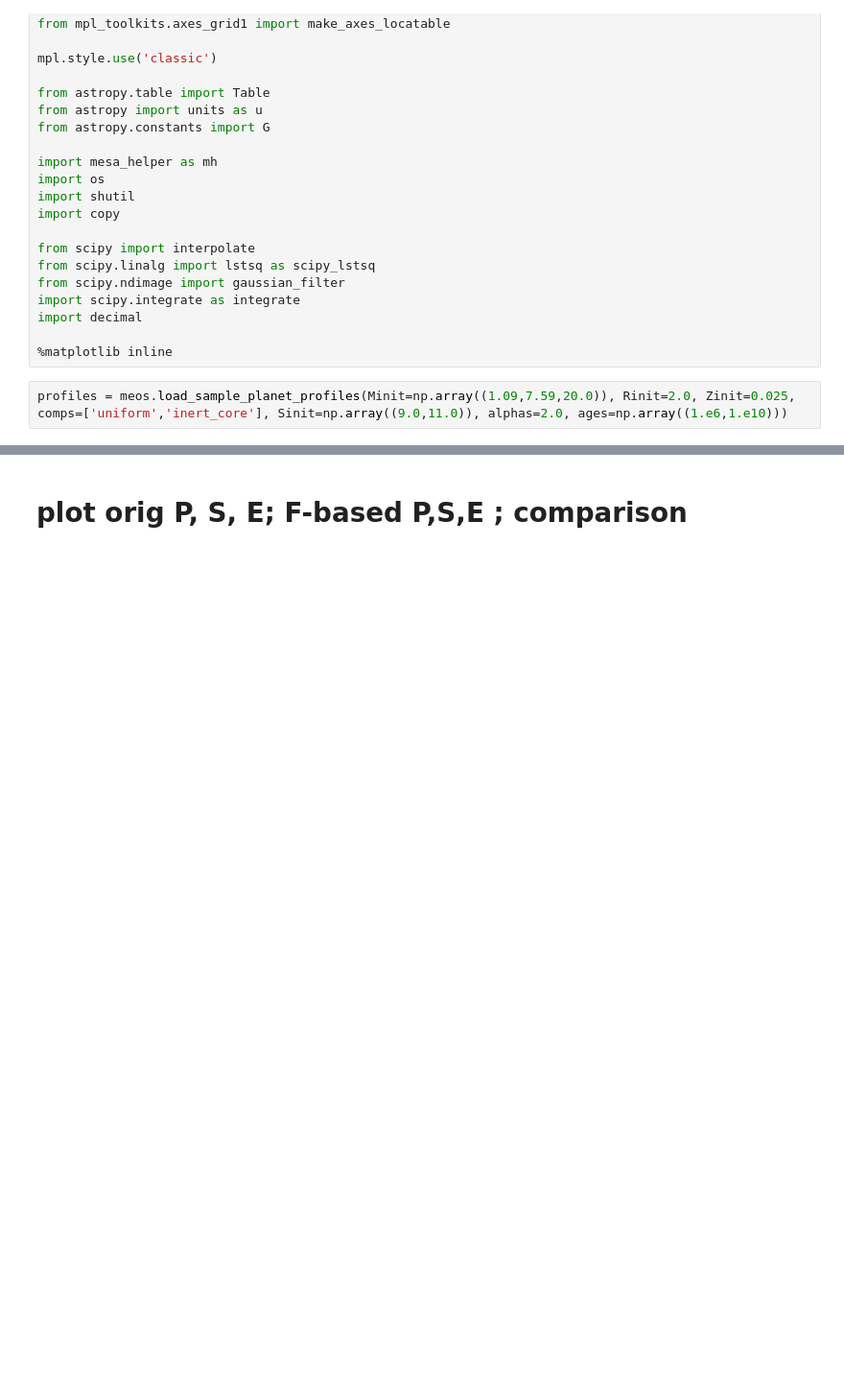
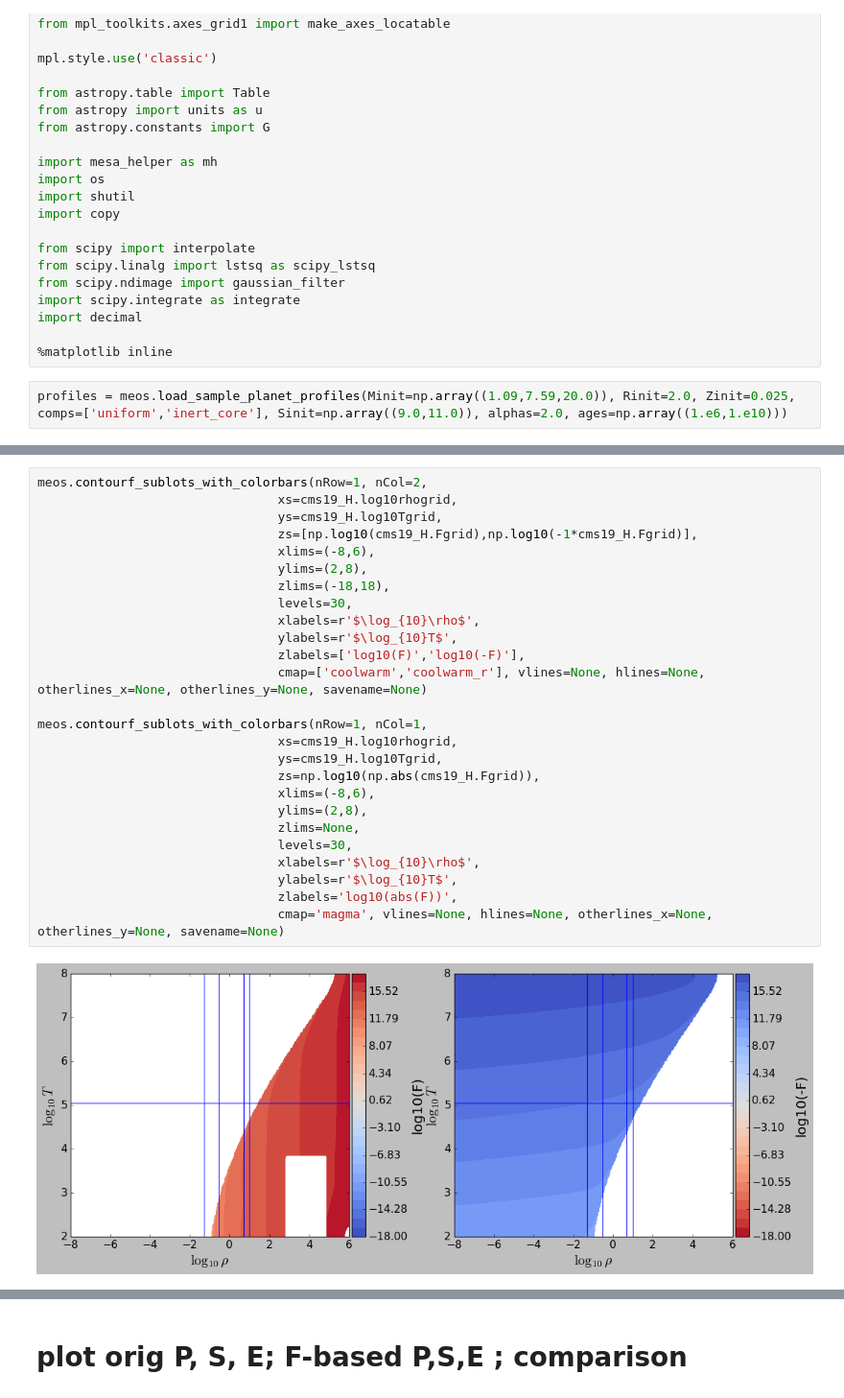
Before and after one commit to esandford/giant_planets, a Jupyter notebook: MESA_EoS/thermo_consistency/F_approach.ipynb, the cells around one changed output, grey strips where cells are left out. Shown at 96% size. Drawn from its saved outputs; the diff is of its cells as text; blank space fills up the shorter version.

```diff
--- a/MESA_EoS/thermo_consistency/F_approach.ipynb
+++ b/MESA_EoS/thermo_consistency/F_approach.ipynb
@@ -42,3 +42,31 @@ meos.plot_PSE(cms19_He, 10**new_P,10**new_S,10**new_E,plot_tracks=True)
 # %% [output]
 [figure]
 [figure]
+# %%
+meos.contourf_sublots_with_colorbars(nRow=1, nCol=2,
+                                xs=cms19_H.log10rhogrid,
+                                ys=cms19_H.log10Tgrid,
+                                zs=[np.log10(cms19_H.Fgrid),np.log10(-1*cms19_H.Fgrid)],
+                                xlims=(-8,6),
+                                ylims=(2,8),
+                                zlims=(-18,18),
+                                levels=30,
+                                xlabels=r'$\log_{10}\rho$',
+                                ylabels=r'$\log_{10}T$',
+                                zlabels=['log10(F)','log10(-F)'],
+                                cmap=['coolwarm','coolwarm_r'], vlines=None, hlines=None, otherlines_x=None, otherlines_y=None, savename=None)
+
+meos.contourf_sublots_with_colorbars(nRow=1, nCol=1,
+                                xs=cms19_H.log10rhogrid,
+                                ys=cms19_H.log10Tgrid,
+                                zs=np.log10(np.abs(cms19_H.Fgrid)),
+                                xlims=(-8,6),
+                                ylims=(2,8),
+                                zlims=None,
+                                levels=30,
+                                xlabels=r'$\log_{10}\rho$',
+                                ylabels=r'$\log_{10}T$',
+                                zlabels='log10(abs(F))',
+                                cmap='magma', vlines=None, hlines=None, otherlines_x=None, otherlines_y=None, savename=None)
+# %% [output]
+[figure, added]
```
Also changed, not shown: parts of 9 cells of this notebook, 10 other files.
